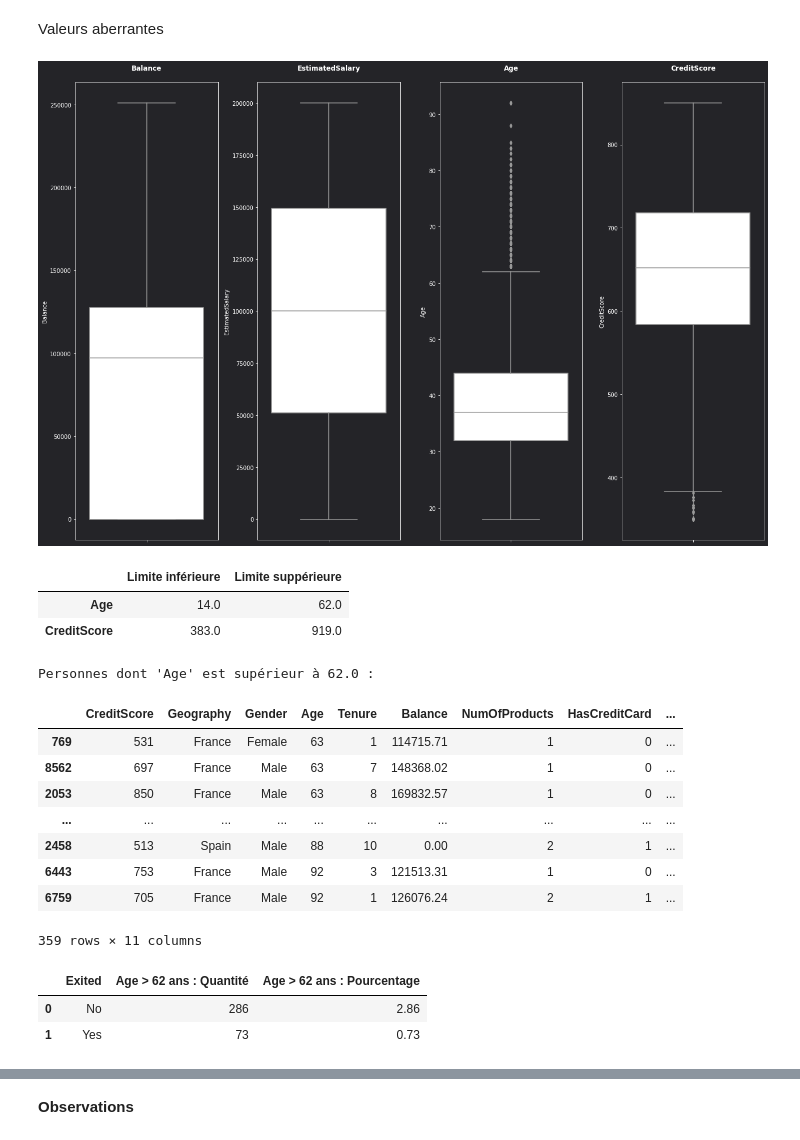
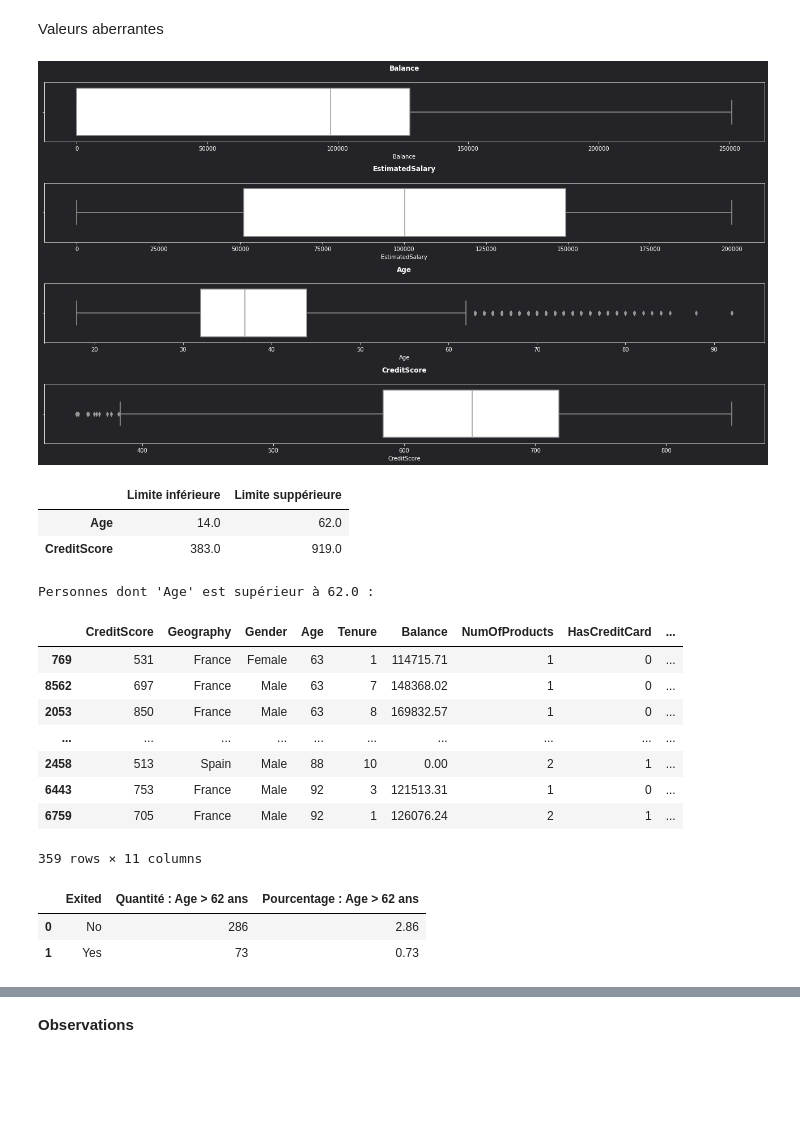
Before and after one commit to ElodieBayet/ai-developer, a Jupyter notebook: 06.projects/02.churn/eda_churn.ipynb, the cells around one changed output, grey strips where cells are left out. Cells and saved outputs as stored; diff of their text form; code cells hidden in the pictures; blank space fills up the shorter version.

```diff
--- a/06.projects/02.churn/eda_churn.ipynb
+++ b/06.projects/02.churn/eda_churn.ipynb
@@ -298,23 +301,20 @@ pd.DataFrame({
 
 * Faciliter la manipulation et la **visualisation** des données
 # %%
-# Rename cols
-columns = {
-    'HasCrCard': 'HasCreditCard'
-}
+# Delete useless columns (even for ML)
+churn_data.drop(['RowNumber', 'CustomerId', 'Surname'], inplace=True, axis=1)
 
-# Rename categories
-factors = {
+# Set categories
+no_yes_v = {
     0: 'No',
     1: 'Yes'
 }
 
-# Copy and apply modifications
+# Copy and apply modifications for visualization enhancement
 churn_df = churn_data.copy()
-churn_df.drop(['RowNumber', 'CustomerId', 'Surname'], inplace=True, axis=1)
-churn_df.rename(columns=columns, inplace=True)
-churn_df['IsActiveMember'] = churn_df['IsActiveMember'].map(factors)
-churn_df['Exited'] = churn_df['Exited'].map(factors)
+churn_df.rename(columns={'HasCrCard': 'HasCreditCard'}, inplace=True)
+churn_df['IsActiveMember'] = churn_df['IsActiveMember'].map(no_yes_v)
+churn_df['Exited'] = churn_df['Exited'].map(no_yes_v)
 
 churn_df
 # %% [output]
@@ -450,17 +450,16 @@ churn_df[continous].describe().iloc[1:]
 # %% [markdown]
 Valeurs aberrantes
 # %%
-# (!) - Due to high freq. at 0, Q1 on 'Balance' begin at 0, very large dispersion, might be 2 categories of customer combined in one
+# (!) - Very large dispersion for 'Balance', might be 2 categories of customer combined in one
 # (!) - Some outliers in 'Age' and 'CreditScore'
-plt.figure(figsize=(18, 12), layout='tight')
+plt.figure(figsize=(18, 10), layout='tight')
 for i, col in enumerate(continous) :
-    plt.subplot(1, 4, i+1)
+    plt.subplot(4, 1, i+1)
     plt.title(f"{col}\n")
-    sns.boxplot(data=churn_data, y=col, color="#FFFFFF")
-    sns.ylabel()
+    sns.boxplot(data=churn_data, x=col, color="#FFFFFF")
 plt.show()
 # %% [output]
-[figure, old version]
+[figure, new version]
 # %%
 # (!) - 'Age' Q1 = 14 and Q3 = 62
 # (!) - 'CreditScore' Q1 = 383 and Q3 = 919
@@ -480,17 +479,17 @@ pd.DataFrame({
 | CreditScore | 383.0 | 919.0 |
 # %%
 # (!) - Only 3.6% of dataset has Outliers for 'Age', and with the same distribution of Yes / No for 'Exited' (~20%)
-print(f"Personnes dont 'Age' est supérieur à {uppers['Age']} :")
-age_outliers = churn_df.loc[churn_df['Age'] > uppers['Age']].sort_values('Age')
+print(f"Personnes dont 'Age' est supérieur à {ups['Age']} :")
+age_hi_outliers = churn_df.loc[churn_df['Age'] > ups['Age']].sort_values('Age')
 
-display(age_outliers)
+display(age_hi_outliers)
 
-count_age_outliers_ = age_outliers[['Exited']].groupby('Exited').value_counts()
-percent_age_outliers_ = (count_age_outliers_[0] / churn_df.shape[0]) * 100, (count_age_outliers_[1] / churn_df.shape[0]) * 100
+cnt = age_hi_outliers[['Exited']].groupby('Exited').value_counts()
+pct = (cnt / churn_df.shape[0]) * 100
 
 pd.DataFrame({
-    'Age > 62 ans : Quantité': count_age_outliers_,
-    'Age > 62 ans : Pourcentage': percent_age_outliers_
+    'Quantité : Age > 62 ans': cnt,
+    'Pourcentage : Age > 62 ans': pct
 }).reset_index()
 # %% [output]
 Personnes dont 'Age' est supérieur à 62.0 :
@@ -503,7 +502,7 @@ Personnes dont 'Age' est supérieur à 62.0 :
 | 6443 | 753 | France | Male | 92 | 3 | 121513.31 | 1 | 0 | ... |
 | 6759 | 705 | France | Male | 92 | 1 | 126076.24 | 2 | 1 | ... |
 359 rows × 11 columns
-|  | Exited | Age > 62 ans : Quantité | Age > 62 ans : Pourcentage |
+|  | Exited | Quantité : Age > 62 ans | Pourcentage : Age > 62 ans |
 | 0 | No | 286 | 2.86 |
 | 1 | Yes | 73 | 0.73 |
 # %%
```
Also changed, not shown: parts of 35 cells of this notebook.
